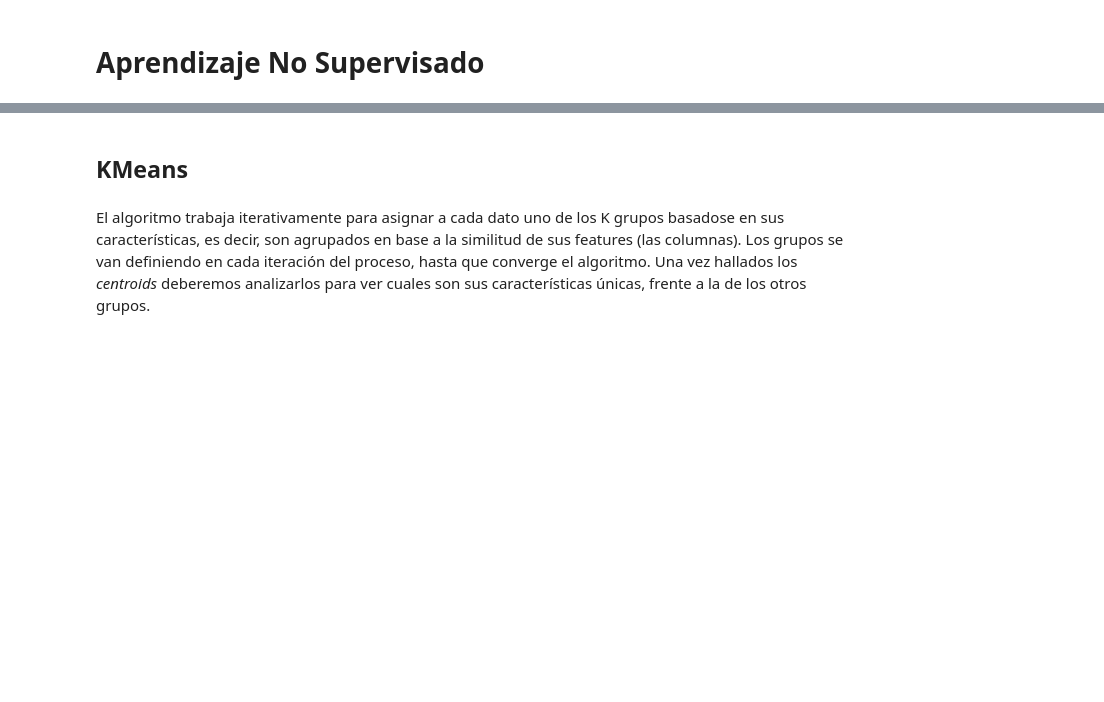
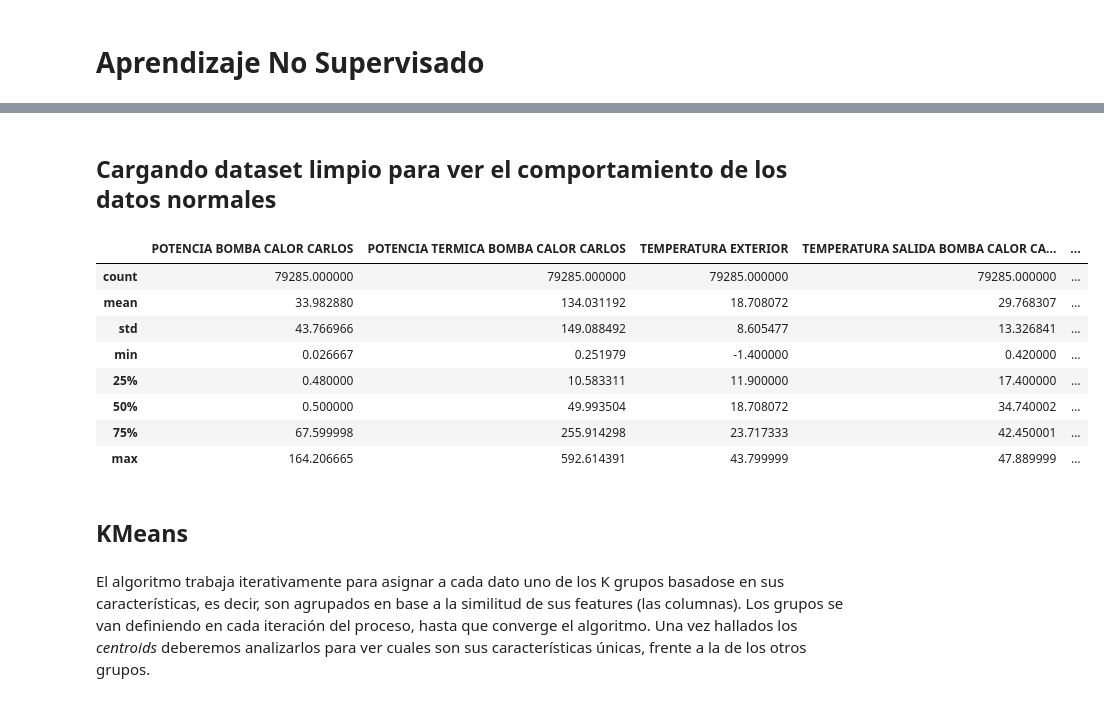
Before and after one commit to cwhite98/SmartBuilding, a Jupyter notebook: Notebooks/KMeans_COP.ipynb, the cells around one changed output, grey strips where cells are left out. Cells and saved outputs as stored; diff of their text form; code cells hidden in the pictures; blank space fills up the shorter version.

```diff
--- a/Notebooks/KMeans_COP.ipynb
+++ b/Notebooks/KMeans_COP.ipynb
@@ -86,3 +71,21 @@ See the caveats in the documentation: http://pandas.pydata.org/pandas-docs/stabl
+# %% [markdown]
+## Cargando dataset limpio para ver el comportamiento de los datos normales
+# %%
+dataLimpia = pd.read_excel("../Datasets/HVAC_limpio.xlsx", "HVAC_limpio", index_col=0)
+# %%
+dataCarlosLimpio = dataLimpia[['POTENCIA BOMBA CALOR CARLOS', 'POTENCIA TERMICA BOMBA CALOR CARLOS', 'TEMPERATURA EXTERIOR',
+          'TEMPERATURA SALIDA BOMBA CALOR CARLOS', 'C_O_P BOMBA CALOR CARLOS']]
+dataCarlosLimpio.describe()
+# %% [output]
+|  | POTENCIA BOMBA CALOR CARLOS | POTENCIA TERMICA BOMBA CALOR CARLOS | TEMPERATURA EXTERIOR | TEMPERATURA SALIDA BOMBA CALOR CA... | ... |
+| count | 79285.000000 | 79285.000000 | 79285.000000 | 79285.000000 | ... |
+| mean | 33.982880 | 134.031192 | 18.708072 | 29.768307 | ... |
+| std | 43.766966 | 149.088492 | 8.605477 | 13.326841 | ... |
+| min | 0.026667 | 0.251979 | -1.400000 | 0.420000 | ... |
+| 25% | 0.480000 | 10.583311 | 11.900000 | 17.400000 | ... |
+| 50% | 0.500000 | 49.993504 | 18.708072 | 34.740002 | ... |
+| 75% | 67.599998 | 255.914298 | 23.717333 | 42.450001 | ... |
+| max | 164.206665 | 592.614391 | 43.799999 | 47.889999 | ... |
 # %% [markdown]
 ## KMeans
 # %% [markdown]
```
Also changed, not shown: parts of 12 cells of this notebook.
